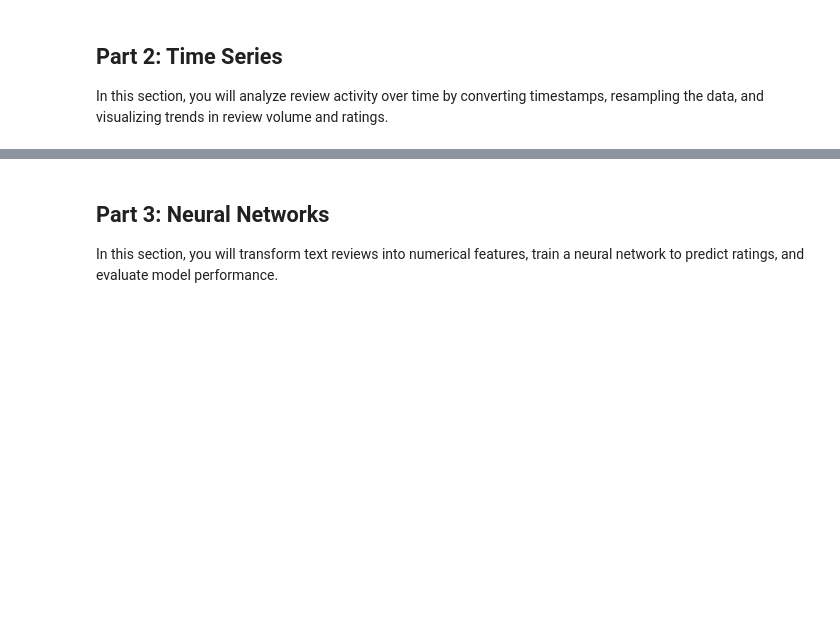
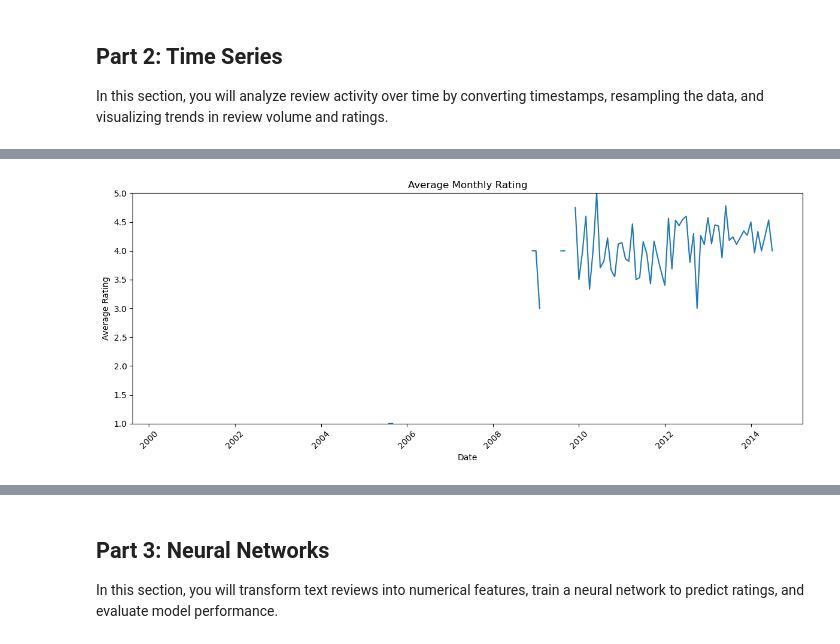
Before and after one commit to Nagirah/Summative-Lab--Analytics-Firm-Clients, a Jupyter notebook: C09_M08.ipynb, the cells around one changed output, grey strips where cells are left out. Cells and saved outputs as stored; diff of their text form; code cells hidden in the pictures; blank space fills up the shorter version.

```diff
--- a/C09_M08.ipynb
+++ b/C09_M08.ipynb
@@ -369,0 +421,6 @@ In this section, you will analyze review activity over time by converting timest
+# %%
+# 2. monthly average rating
+
+monthly_avg_rating = df['rating'].resample('MS').mean()
+
+monthly_avg_rating.head()
@@ -369,0 +455,21 @@ In this section, you will analyze review activity over time by converting timest
+# %%
+# TODO: Plot average monthly rating over time.
+plt.figure(figsize=(12, 5))
+
+plt.plot(
+    monthly_avg_rating.index,
+    monthly_avg_rating.values
+)
+
+plt.title('Average Monthly Rating')
+plt.xlabel('Date')
+plt.ylabel('Average Rating')
+
+plt.ylim(1, 5)
+
+plt.xticks(rotation=45)
+
+plt.tight_layout()
+plt.show()
+# %% [output]
+[figure, added]
```
Also changed, not shown: parts of 10 cells of this notebook.
